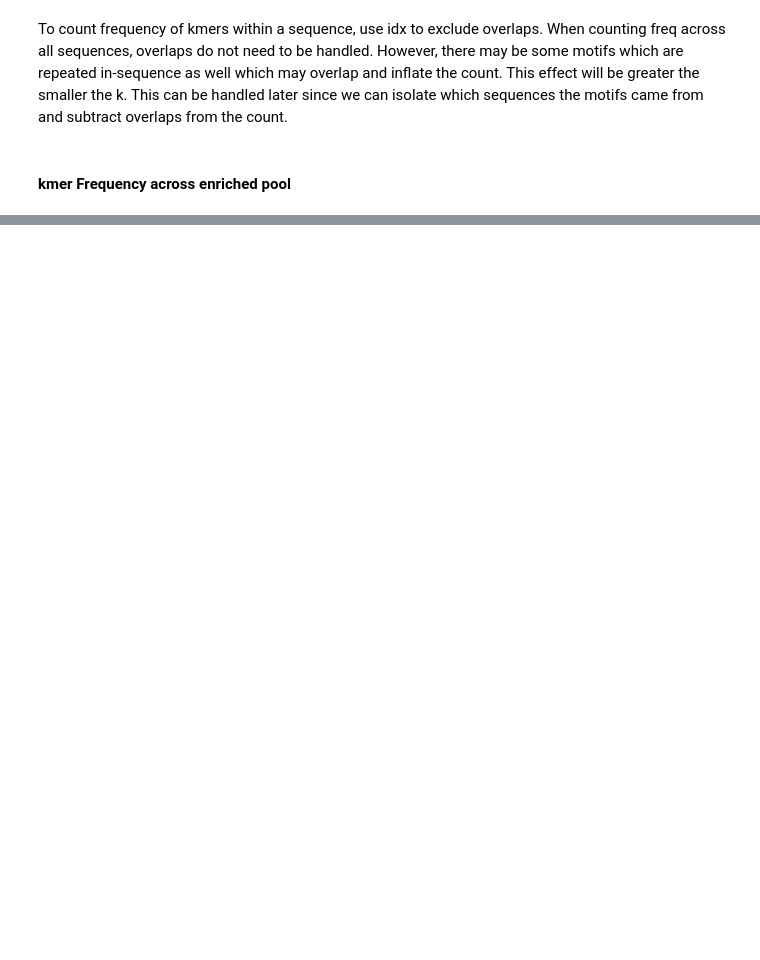
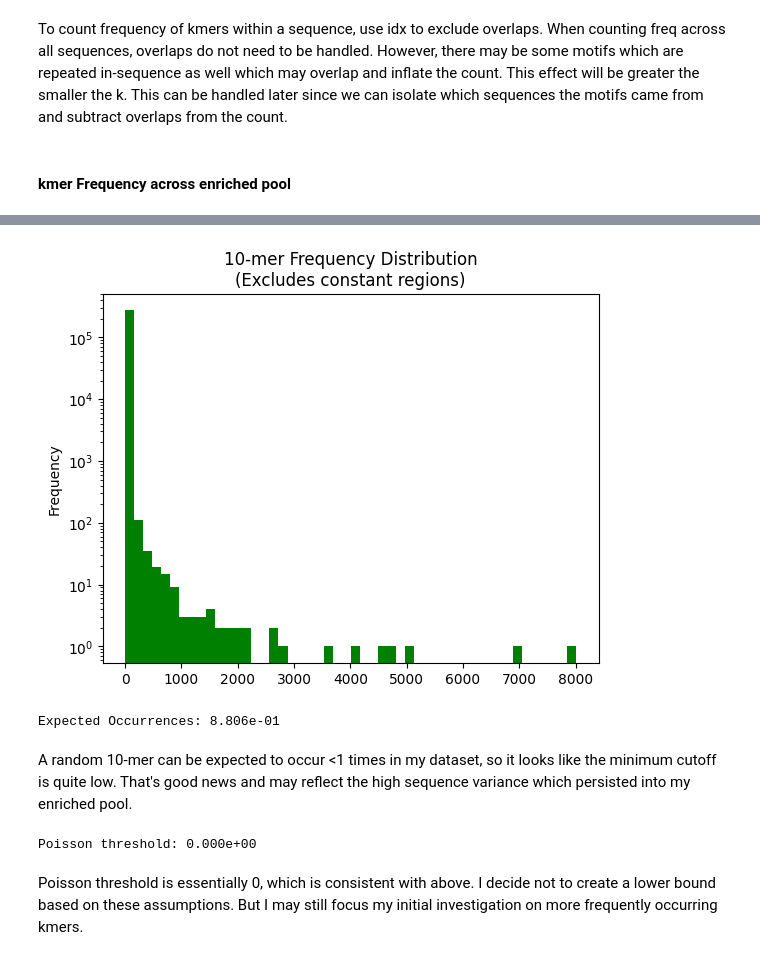
Before and after one commit to sheisroot/pH-sequence-design, a Jupyter notebook: Code/Seq-Level-Features.ipynb, the cells around one changed output, grey strips where cells are left out. Saved outputs shown, nothing was run; the diff lists cells and outputs as text; code cells hidden in the pictures; blank space fills up the shorter version.

```diff
--- a/Code/Seq-Level-Features.ipynb
+++ b/Code/Seq-Level-Features.ipynb
@@ -124,0 +143,30 @@ Name: count, dtype: int64
+# %%
+mask = (kmer_counts < 0.9 * len(df))
+kmer_counts[mask].plot(kind='hist', bins=50, color='green')
+plt.yscale('log')
+plt.figsize=(10,6)
+plt.title(f'{k}-mer Frequency Distribution\n(Excludes constant regions)')
+plt.show()
+# %% [output]
+[figure, added]
+# %%
+# Probability of random kmer occurrence
+p_rkmer = (0.25)**k
+
+# Total number of positions across the dataset
+npos = len(df) * (np.mean(df['Length']) - k + 1)
+
+# Expectation value
+exp_occ = p_rkmer*npos
+print(f'Expected Occurrences: {exp_occ:.3e}')
+# %% [output]
+Expected Occurrences: 8.806e-01
+# %% [markdown]
+A random 10-mer can be expected to occur <1 times in my dataset, so it looks like the minimum cutoff is quite low.  That's good news and may reflect the high sequence variance which persisted into my enriched pool.
+# %%
+minimum = poisson.ppf(0.05, exp_occ)
+print(f'Poisson threshold: {minimum:.3e}')
+# %% [output]
+Poisson threshold: 0.000e+00
+# %% [markdown]
+Poisson threshold is essentially 0, which is consistent with above. I decide not to create a lower bound based on these assumptions. But I may still focus my initial investigation on more frequently occurring kmers.
```
Also changed, not shown: parts of 10 cells of this notebook, 3 other files.
